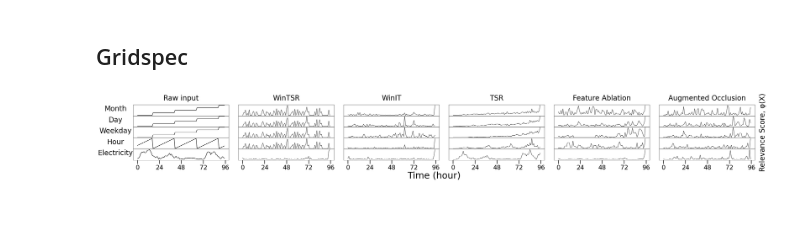
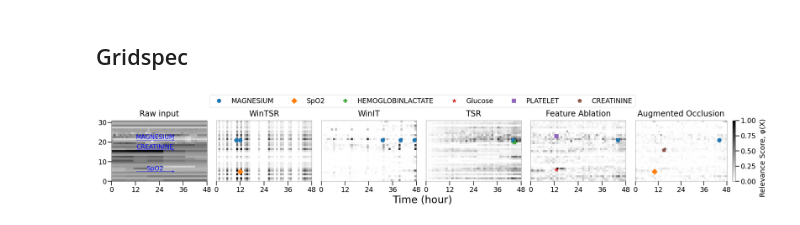
Before and after one commit to UVA-MLSys/SA-Timeseries, a Jupyter notebook: dual_interpret.ipynb, the cells around one changed output. Saved outputs shown, nothing was run; the diff lists cells and outputs as text; code cells hidden in the pictures.

```diff
--- a/dual_interpret.ipynb
+++ b/dual_interpret.ipynb
@@ -404,8 +391,6 @@ if args.data_path != 'mimic_iii.pkl':
 # %%
 plt.rcParams['lines.linewidth'] = 1
 # %%
-assert args.data_path != 'mimic_iii.pkl', 'line plot not supported for MIMIC-III'
-
 if args.data_path != 'mimic_iii.pkl':
     fig = plt.figure(figsize=(44, 4))
     # each row will plot one feature
@@ -470,10 +455,13 @@ if args.data_path != 'mimic_iii.pkl':
     fig.supxlabel('Time (hour)', y=-0.15, fontsize=36)
     # plt.savefig(f'{exp.output_folder}/heatmap_{example_no[sample_no]}_normed.png', dpi=100, bbox_inches="tight")
     plt.show()
-# %% [output]
-[figure, removed]
 # %%
 import matplotlib.patches as mpatches
+
+color_dict = {}
+marker_index = 0
+legend_labels, legend_handles = [], []
+prop_cycle = iter(plt.rcParams["axes.prop_cycle"])
 
 # colormap is only supported for MIMIC-III
 if args.data_path == 'mimic_iii.pkl':
@@ -481,7 +469,7 @@ if args.data_path == 'mimic_iii.pkl':
     columns = n + 1
     width_ratios=  [1] * (n) + [1.2]
 
-    fig, axes = plt.subplots(1, columns, figsize =(33, 4.5), width_ratios=width_ratios)
+    fig, axes = plt.subplots(1, columns, figsize =(33, 5), width_ratios=width_ratios)
 
     for col in range(columns):
         ax = axes[col]
@@ -495,12 +483,18 @@ if args.data_path == 'mimic_iii.pkl':
             ax.xaxis.set_major_locator(MultipleLocator(base=12))
             ax.set_title('Raw input')
 
-            # color = 'red'
+            color = 'blue'
             for j in [5, 16, 21]:
-                arr = mpatches.FancyArrowPatch((12, j), (32, j),
-                                    arrowstyle='->,head_width=.15', mutation_scale=20)
+                arr = mpatches.FancyArrowPatch(
+                    (12, j), (32, j), arrowstyle='->,head_width=.15',
+                    mutation_scale=20, color=color
+                )
                 ax.add_patch(arr)
-                ax.annotate(features[j], (0.5, 0.5), xycoords=arr, ha='center', va='bottom',fontsize=22)
+
+                ax.annotate(
+                    features[j], (0.5, 0.5), xycoords=arr, ha='center',
+                    va='bottom',fontsize=22, color=color
+                )
             continue
 
         name = args.explainers[col - 1]
@@ -551,42 +545,61 @@ if args.data_path == 'mimic_iii.pkl':
 
         # most important feature and time
         # i, j = np.unravel_index(attr_normed[sample_no, target].argmax(), attr_normed[sample_no, target].shape)
         # j = 21 # attr_normed[sample_no, target].sum(axis=-2).argmax()
         # i = attr_normed[sample_no, target, :, j].argmax()
 
         # ax.annotate(
         #     features[j], xy=(i, j), xytext=(i-5, j-5), va='top', ha='center',
         #     fontsize=20, color=color,
         #     arrowprops=dict(facecolor='black', arrowstyle='->', lw=3, color=color)
         # )
 
         count = 0
         rows, cols = np.unravel_index(np.argsort(attr_normed[sample_no, target].ravel()), attr_normed[sample_no, target].shape)
         rows,cols = rows[::-1], cols[::-1]
         index = 0
-        prop_cycle = iter(plt.rcParams["axes.prop_cycle"])
+
         for (i, j) in zip(rows, cols):
             # ax.annotate(
             #     features[j], xy=(i, j), xytext=(i-5, j-5), va='top', ha='center',
             #     fontsize=20, color=color,
             #     arrowprops=dict(facecolor='black', arrowstyle='->', lw=3, color=color)
             # )
             # if index > 0 and (j == cols[index-1] or i == rows[index-1]): continue
-            color = next(prop_cycle)["color"]
-            ax.plot(
-                i, j, markers[index], markersize=12, color=color,
-                label=f'{features[j]}, {i+1}h: {attr_normed[sample_no, target, i, j]:.2f}'
-            )
+            feature = features[j]
+            first_time = feature not in color_dict
+            if first_time:
+                color_dict[feature] = (next(prop_cycle)["color"], marker_index)
+                marker_index += 1
+
+            color, k = color_dict[feature]
+            if first_time:
+                ax.plot(
+                    i, j, markers[k], markersize=14, color=color,
+                    # label=f'{feature}, {i+1}h: {attr_normed[sample_no, target, i, j]:.2f}'
+                    label=feature if first_time else None
+                )
+            else:
+                ax.plot(
+                    i, j, markers[k], markersize=14, color=color
+                )
+
             if index == 2: break
             index += 1
 
-        ax.legend(fontsize=14, ncols=1, loc='best')
-        # ax.legend(fontsize=14, ncols=1, loc='lower right')
+        # ax.legend(fontsize=14, ncols=1, loc='best')
+        legend_handle, legend_label = ax.get_legend_handles_labels()
+        legend_handles.extend(legend_handle)
+        legend_labels.extend(legend_label)
 
+    # plt.figlegend(legend_handles, legend_labels, loc = (0.2, .96), ncol=6, labelspacing=0.)
+    fig.legend(legend_handles, legend_labels, loc='upper center', ncol=len(legend_handles), bbox_to_anchor=(0.5, 1.15),)
+    # fig.supylabel('Feature', fontsize=36, x=-.015)
+    fig.supxlabel('Time (hour)', fontsize=36, y=0.04)
+    fig.supylabel('Relevance Score, φ(X)', fontsize=25, x=1)
     fig.tight_layout()
-    # fig.supylabel('Feature', fontsize=36, x=-.015)
-    fig.supxlabel('Time (hour)', fontsize=36, y=-0.12)
-    fig.supylabel('Relevance Score, φ(X)', fontsize=25, x=1)
     # plt.suptitle('Heat map of feature importance scores')
-    # plt.savefig(f'{exp.output_folder}/heatmap_{example_no[sample_no]}_normed.jpg', dpi=100, bbox_inches="tight")
+    plt.savefig(f'{exp.output_folder}/heatmap_{example_no[sample_no]}_normed.png', dpi=100, bbox_inches="tight")
     plt.show()
+# %% [output]
+[figure, added]
```
Also changed, not shown: parts of 9 cells of this notebook, 12 other files.
